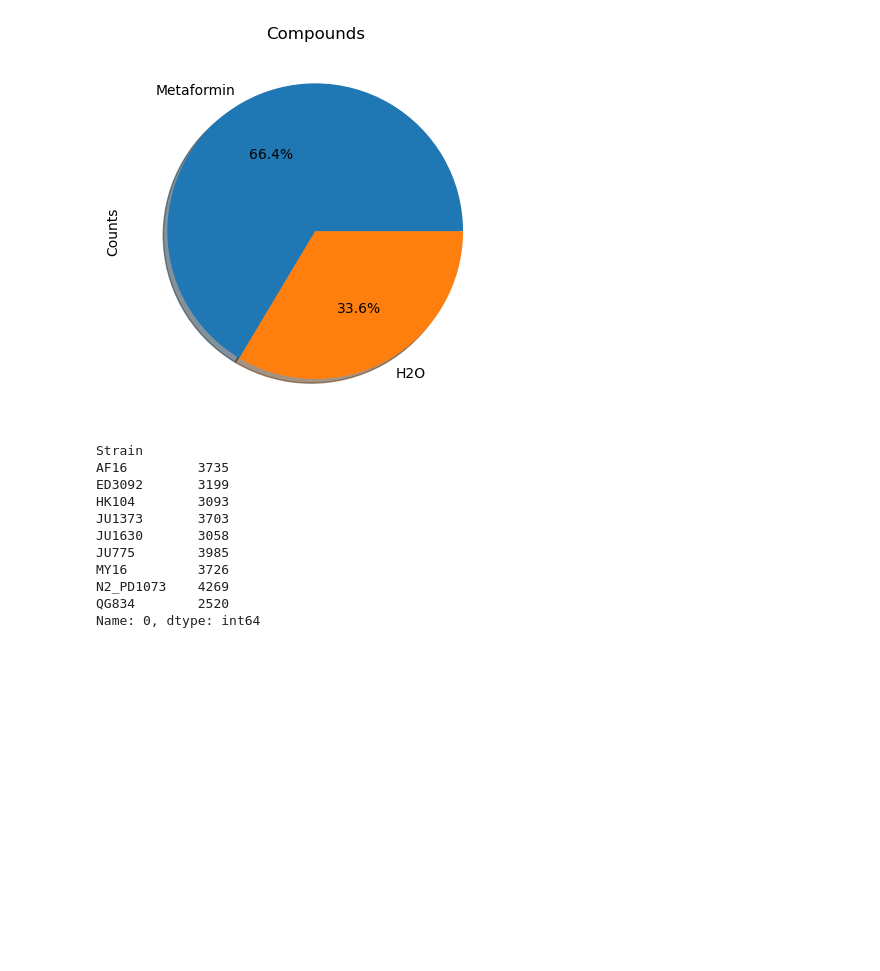
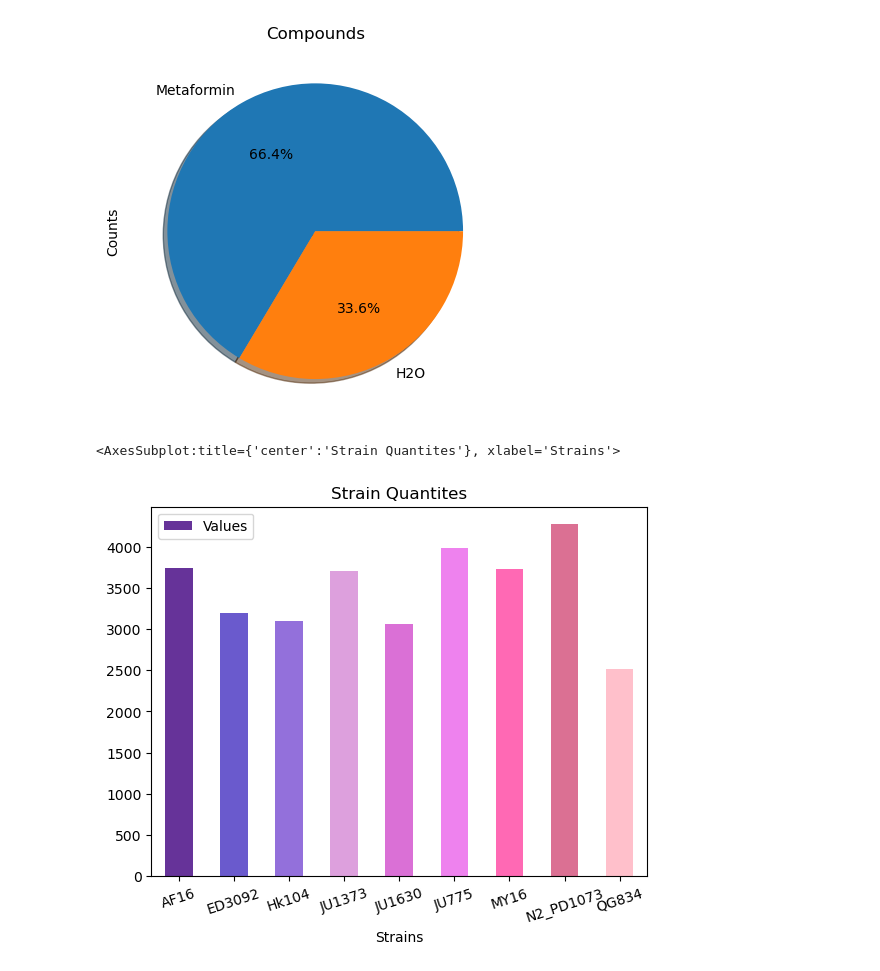
Before and after one commit to annafuller665/CITP-Portal, a Jupyter notebook: pie_charts_metfo.ipynb, the cells around one changed output. Saved outputs shown, nothing was run; the diff lists cells and outputs as text; code cells hidden in the pictures; blank space fills up the shorter version.

Commit message:
added color to bar graphs and wrote script to convert charts to a pdf

```diff
--- a/pie_charts_metfo.ipynb
+++ b/pie_charts_metfo.ipynb
@@ -47,24 +47,20 @@ H2O                H2O   10504
 # %%
 # Strains Pie Chart
 strains = sort_col(df_metfo, "Strain")
 #print(strains)
 unique_strains = []
 for strain in strains["Strain"]:
     if strain not in unique_strains:
         unique_strains.append(strain)
 # print(unique_strains)
 strains_df = strains.groupby("Strain").size()
 strains_df = strains_df.to_frame()
-print(strains_df.iloc[:, 0])
+strains = ["AF16", "ED3092", "Hk104", "JU1373", "JU1630", "JU775", "MY16", "N2_PD1073", "QG834"]
+vals = [3735, 3199, 3093, 3703, 3058, 3985, 3726, 4269, 2520]
+dc = {"Strains": strains, "Values": vals}
+df_strains = pd.DataFrame(dc)
+df_strains.plot(kind="bar", title="Strain Quantites", x="Strains", y="Values", rot=18, color=["rebeccapurple",
+                "slateblue", "mediumpurple", "plum", "orchid", "violet", "hotpink","palevioletred", "pink"])
 # %% [output]
-Strain
-AF16         3735
-ED3092       3199
-HK104        3093
-JU1373       3703
-JU1630       3058
-JU775        3985
-MY16         3726
-N2_PD1073    4269
-QG834        2520
-Name: 0, dtype: int64
+<AxesSubplot:title={'center':'Strain Quantites'}, xlabel='Strains'>
+[figure, added]
```
Also changed, not shown: parts of 2 cells of this notebook.
